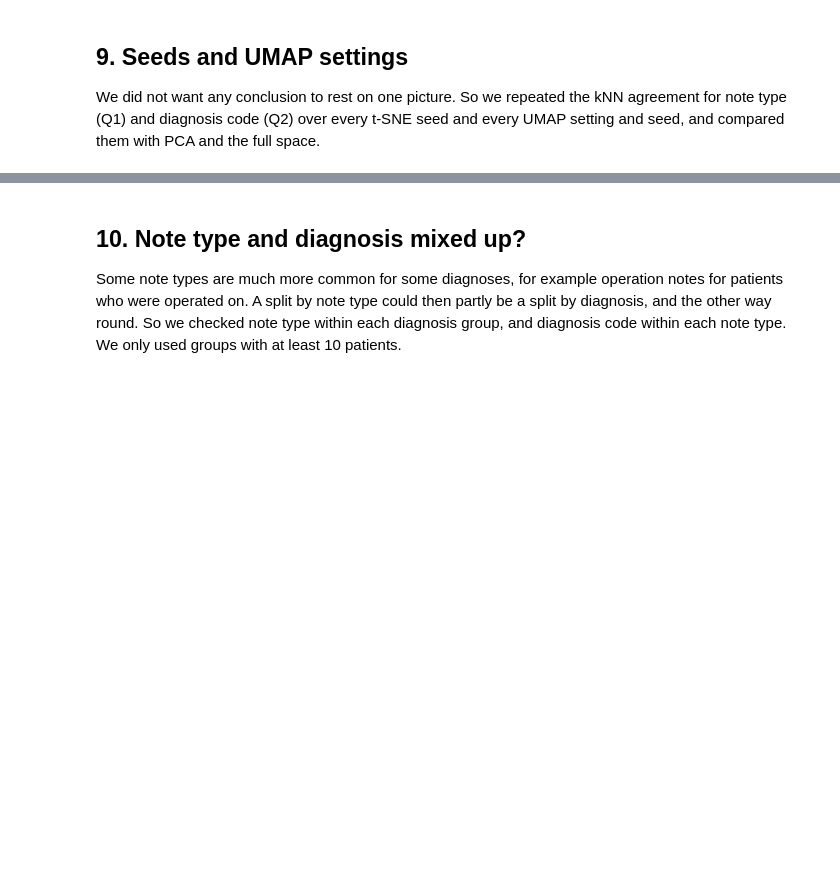
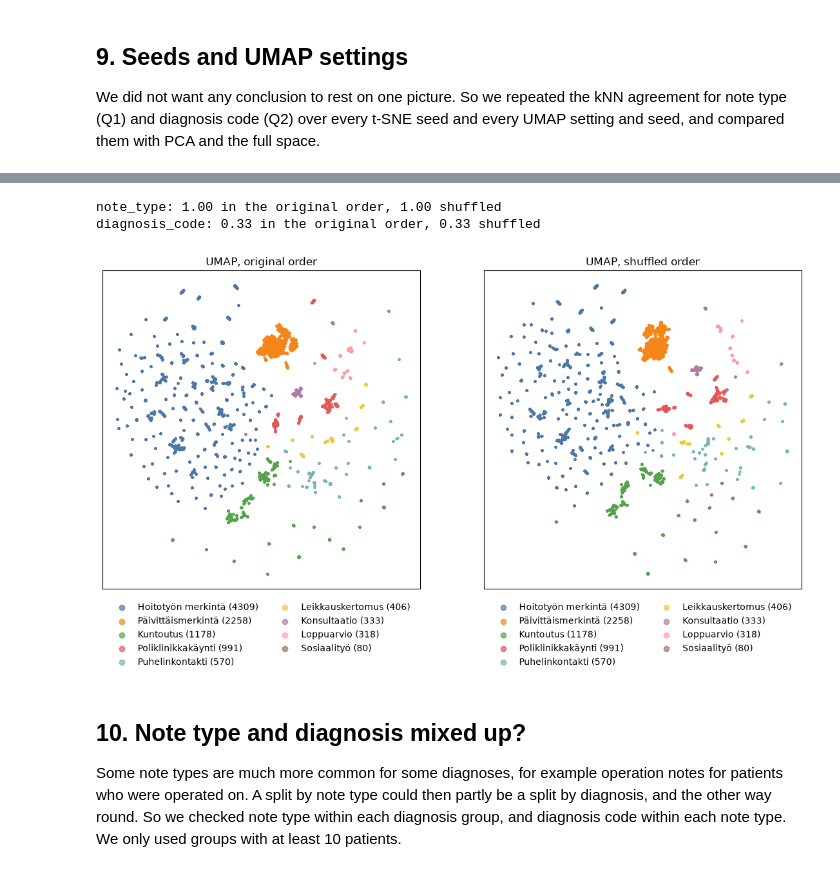
Before and after one commit to joonatansyrjanen/finnish-clinical-note-embeddings, a Jupyter notebook: project.ipynb, the cells around one changed output, grey strips where cells are left out. Saved outputs shown, nothing was run; the diff lists cells and outputs as text; code cells hidden in the pictures; blank space fills up the shorter version.

```diff
--- a/project.ipynb
+++ b/project.ipynb
@@ -949,3 +968,27 @@ plt.show()
+# %%
+# Row order check (got a warning that this could affect the results): the main UMAP again with the rows shuffled, then put back in the original order
+shuffled_order = np.random.default_rng(seed).permutation(len(embeddings))
+umap_shuffled = umap.UMAP(n_neighbors=15, min_dist=0.1, metric="cosine", init="pca", random_state=0, n_jobs=1).fit_transform(embeddings[shuffled_order])
+umap_order_check = np.empty_like(umap_shuffled)
+umap_order_check[shuffled_order] = umap_shuffled # Row n is note n again
+
+# Agreement in the original and the shuffled order
+for label in ["note_type", "diagnosis_code"]:
+    agreement_original, used_labels = knn_agreement(main_umap, notes[label], notes["patient_id"], "euclidean")
+    agreement_shuffled, used_labels = knn_agreement(umap_order_check, notes[label], notes["patient_id"], "euclidean")
+    print("%s: %.2f in the original order, %.2f shuffled"
+          % (label, np.mean(agreement_original), np.mean(agreement_shuffled)))
+
+# Both pictures side by side, coloured by note type
+fig, axes = plt.subplots(1, 2, figsize=(14, 7))
+plot_by_label(axes[0], main_umap, notes["note_type"], "note_type", "UMAP, original order")
+plot_by_label(axes[1], umap_order_check, notes["note_type"], "note_type", "UMAP, shuffled order")
+fig.savefig(results_folder + "/umap_row_order.png", dpi=150, bbox_inches="tight")
+plt.show()
+# %% [output]
+note_type: 1.00 in the original order, 1.00 shuffled
+diagnosis_code: 0.33 in the original order, 0.33 shuffled
+[figure, added]
 # %% [markdown]
 ## 10. Note type and diagnosis mixed up? <a class="anchor" id="section_10"></a>
 
```
Also changed, not shown: parts of 15 cells of this notebook, 18 other files.
